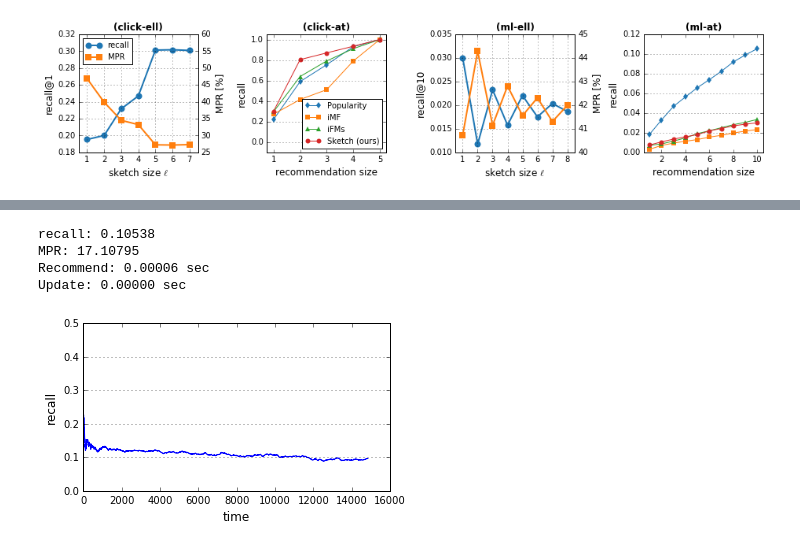
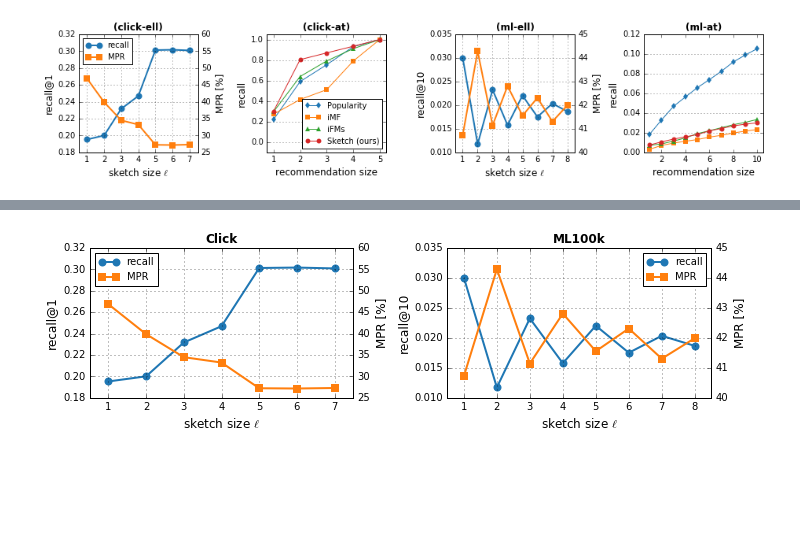
Before and after one commit to takuti/stream-recommender, a Jupyter notebook: notebook/paper-sketch.ipynb, the cells around one changed output, grey strips where cells are left out. Drawn from its saved outputs; the diff is of its cells as text; code cells hidden in the pictures; blank space fills up the shorter version.

```diff
--- a/notebook/paper-sketch.ipynb
+++ b/notebook/paper-sketch.ipynb
@@ -604,8 +599,71 @@ Update: 0.00018 sec
-# %%
-plot_result('../results/ML100k_popular_1.tsv', 3000, 10, exp_ML100k.data.n_item)
-# %% [output]
-recall: 0.10538
-MPR: 17.10795
-Recommend: 0.00006 sec
-Update: 0.00000 sec
-[figure, removed]
+# %%
+### 1: ell on click
+recalls, MPRs = [], []
+ell_bound = 7
+
+for ell in range(1, ell_bound + 1):
+    res = parse_result('../results/chiir-2017/click/sketch/ell_%d.tsv' % ell, window_size=3000, at=1, n_item=5)
+    recalls.append(res['static_recall'])
+    MPRs.append(res['static_mpr'])
+
+plt.subplot(1, 2, 1)
+plt.title('Click', fontweight='bold')
+
+ax1 = plt.gca()
+x = range(1, ell_bound + 1)
+l1 = ax1.plot(x, recalls, c=colors[0], label='recall', lw=2., ms=8., marker='o', mew=0.)
+ax1.set_ylabel('recall@1')
+
+ax2 = ax1.twinx()
+l2 = ax2.plot(x, MPRs, c=colors[2], label='MPR', lw=2., ms=8., marker='s', mew=0.)
+ax2.set_ylabel('MPR [%]')
+ax2.set_ylim([25, 60])
+ax2.set_yticks([25, 30, 35, 40, 45, 50, 55, 60])
+
+lines = l1 + l2
+labels = [l.get_label() for l in lines]
+ax1.legend(lines, labels, loc=2, fontsize=10)
+
+ax1.set_xlabel(r'sketch size $\ell$')
+ax1.grid()
+ax1.set_xlim(0.5, 7.5)
+
+### 3: ell on ML100k
+recalls, MPRs = [], []
+ell_bound = 8
+
+for ell in range(1, ell_bound + 1):
+    res = parse_result('../results/chiir-2017/ML100k/sketch/ell_%d.tsv' % ell, window_size=3000, at=10, n_item=1172)
+    recalls.append(res['static_recall'])
+    MPRs.append(res['static_mpr'])
+
+plt.subplot(1, 2, 2)
+plt.title('ML100k', fontweight='bold')
+
+ax1 = plt.gca()
+x = range(1, ell_bound + 1)
+l1 = ax1.plot(x, recalls, c=colors[0], label='recall', lw=2., ms=8., marker='o', mew=0.)
+ax1.set_ylabel('recall@10')
+
+ax2 = ax1.twinx()
+l2 = ax2.plot(x, MPRs, c=colors[2], label='MPR', lw=2., ms=8., marker='s', mew=0.)
+ax2.set_ylabel('MPR [%]')
+ax2.set_ylim([40, 45])
+ax2.set_yticks([40, 41, 42, 43, 44, 45])
+
+lines = l1 + l2
+labels = [l.get_label() for l in lines]
+ax1.legend(lines, labels, loc=1, fontsize=10)
+
+ax1.set_xlabel(r'sketch size $\ell$')
+ax1.grid()
+ax1.set_xlim(0.5, 8.5)
+
+fig = plt.gcf()
+fig.set_size_inches((10, 3))
+fig.patch.set_alpha(0.0)
+plt.tight_layout()
+
+fig.savefig('../../../paper/images/thesis/different_ell.eps')
+# %% [output]
+[figure, added]
```
Also changed, not shown: parts of 35 cells of this notebook.
